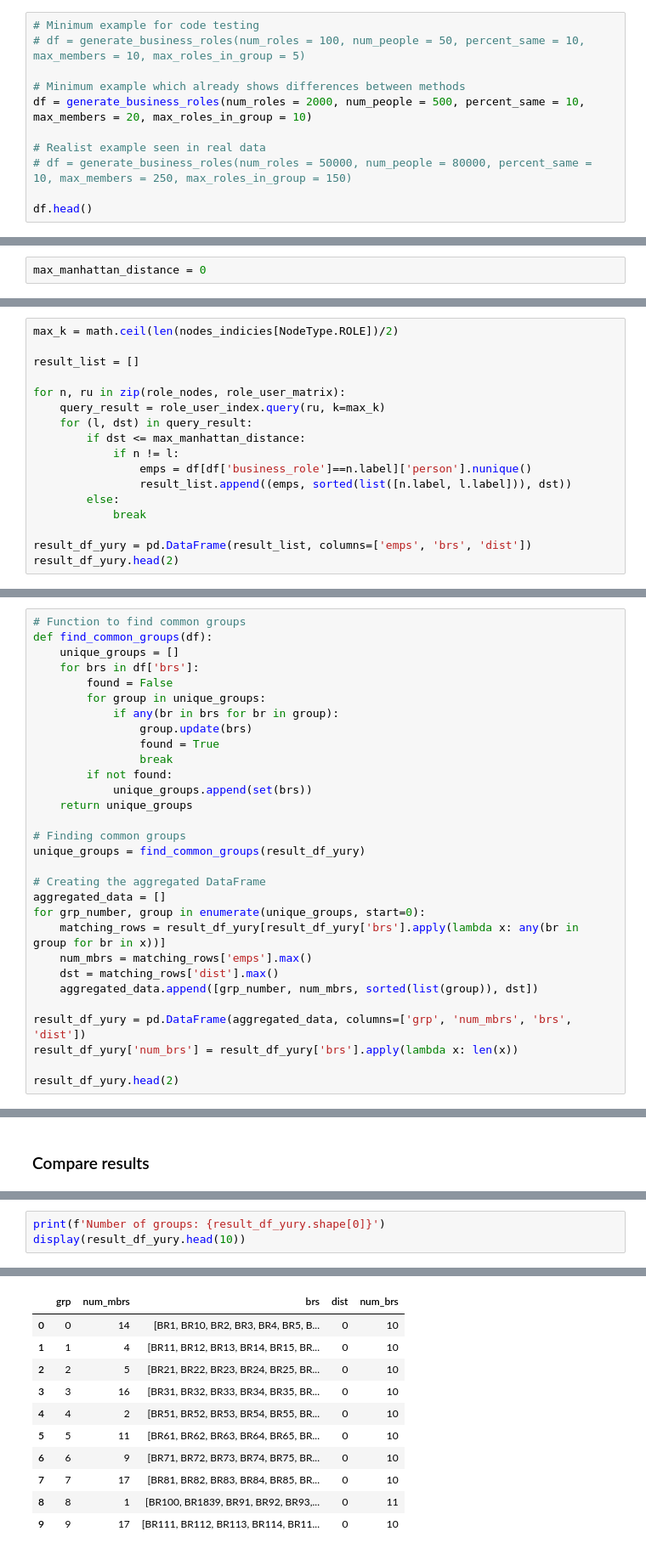
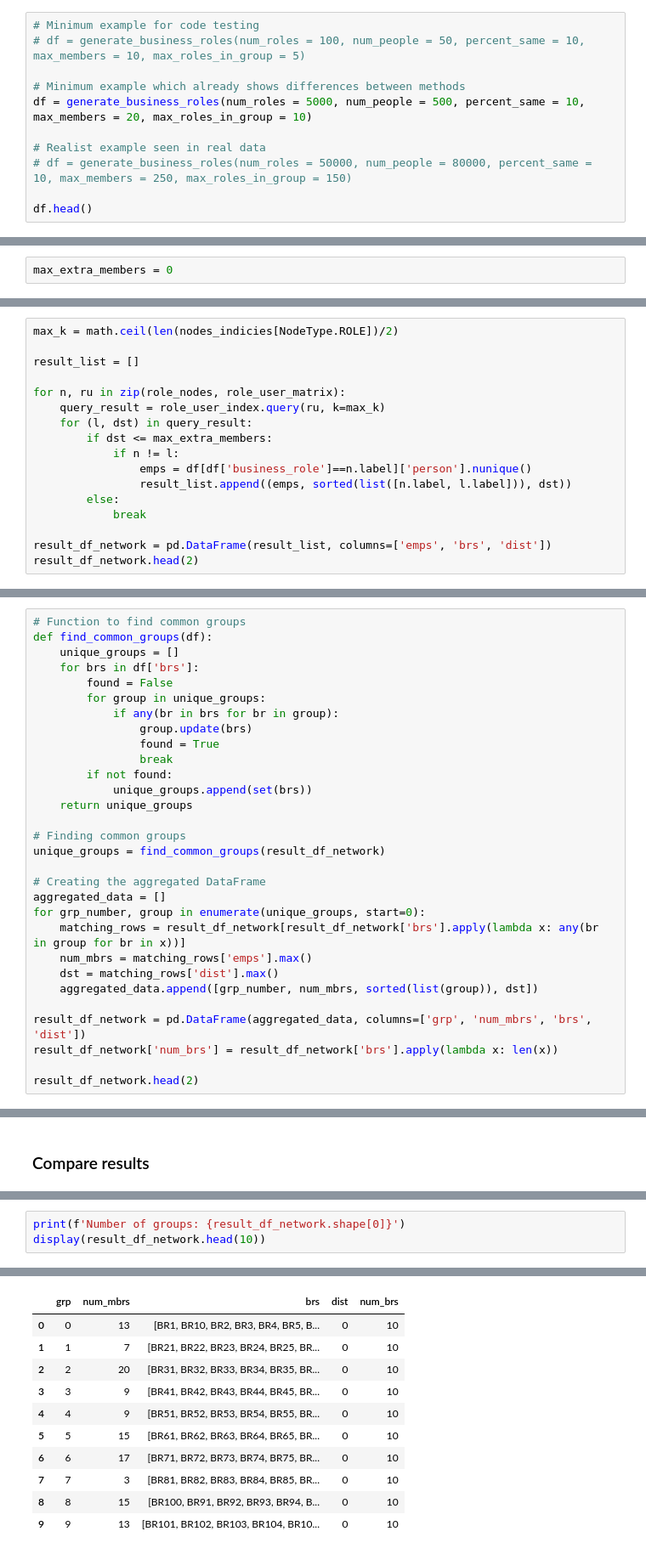
Before and after one commit to neo2478/rbac_reduction, a Jupyter notebook: rbac_graph_reduction.ipynb, the cells around one changed output, grey strips where cells are left out. Shown: that part at 85% size. Cells and saved outputs as stored; diff of their text form.

```diff
--- a/rbac_graph_reduction.ipynb
+++ b/rbac_graph_reduction.ipynb
@@ -105,7 +113,7 @@ def generate_business_roles(num_roles, num_people, percent_same, max_members, ma
 # df = generate_business_roles(num_roles = 100, num_people = 50, percent_same = 10, max_members = 10, max_roles_in_group = 5)
 
 # Minimum example which already shows differences between methods
-df = generate_business_roles(num_roles = 2000, num_people = 500, percent_same = 10, max_members = 20, max_roles_in_group = 10)
+df = generate_business_roles(num_roles = 5000, num_people = 500, percent_same = 10, max_members = 20, max_roles_in_group = 10)
 
 # Realist example seen in real data
 # df = generate_business_roles(num_roles = 50000, num_people = 80000, percent_same = 10, max_members = 250, max_roles_in_group = 150)
@@ -125,3 +134,3 @@ Set the maximum number of extra members in a business role to still consider gro
 This is used in both algorithms.
 # %%
-max_manhattan_distance = 0
+max_extra_members = 0
@@ -192,14 +205,14 @@ result_list = []
 for n, ru in zip(role_nodes, role_user_matrix):
     query_result = role_user_index.query(ru, k=max_k)
     for (l, dst) in query_result:
-        if dst <= max_manhattan_distance:
+        if dst <= max_extra_members:
             if n != l:
                 emps = df[df['business_role']==n.label]['person'].nunique()
                 result_list.append((emps, sorted(list([n.label, l.label])), dst))
         else:
             break
 
-result_df_yury = pd.DataFrame(result_list, columns=['emps', 'brs', 'dist'])
-result_df_yury.head(2)
+result_df_network = pd.DataFrame(result_list, columns=['emps', 'brs', 'dist'])
+result_df_network.head(2)
 # %% [output]
 |  | emps | brs | dist |
@@ -223,19 +236,19 @@ def find_common_groups(df):
     return unique_groups
 
 # Finding common groups
-unique_groups = find_common_groups(result_df_yury)
+unique_groups = find_common_groups(result_df_network)
 
 # Creating the aggregated DataFrame
 aggregated_data = []
 for grp_number, group in enumerate(unique_groups, start=0):
-    matching_rows = result_df_yury[result_df_yury['brs'].apply(lambda x: any(br in group for br in x))]
+    matching_rows = result_df_network[result_df_network['brs'].apply(lambda x: any(br in group for br in x))]
     num_mbrs = matching_rows['emps'].max()
     dst = matching_rows['dist'].max()
     aggregated_data.append([grp_number, num_mbrs, sorted(list(group)), dst])
 
-result_df_yury = pd.DataFrame(aggregated_data, columns=['grp', 'num_mbrs', 'brs', 'dist'])
-result_df_yury['num_brs'] = result_df_yury['brs'].apply(lambda x: len(x))
+result_df_network = pd.DataFrame(aggregated_data, columns=['grp', 'num_mbrs', 'brs', 'dist'])
+result_df_network['num_brs'] = result_df_network['brs'].apply(lambda x: len(x))
 
-result_df_yury.head(2)
+result_df_network.head(2)
 # %% [output]
 |  | grp | num_mbrs | brs | dist | num_brs |
@@ -329,4 +342,4 @@ Yury's Results
 # %%
-print(f'Number of groups: {result_df_yury.shape[0]}')
-display(result_df_yury.head(10))
+print(f'Number of groups: {result_df_network.shape[0]}')
+display(result_df_network.head(10))
 # %% [output]
@@ -334,11 +347,11 @@ Number of groups: 23
 |  | grp | num_mbrs | brs | dist | num_brs |
-| 0 | 0 | 14 | [BR1, BR10, BR2, BR3, BR4, BR5, B... | 0 | 10 |
-| 1 | 1 | 4 | [BR11, BR12, BR13, BR14, BR15, BR... | 0 | 10 |
-| 2 | 2 | 5 | [BR21, BR22, BR23, BR24, BR25, BR... | 0 | 10 |
-| 3 | 3 | 16 | [BR31, BR32, BR33, BR34, BR35, BR... | 0 | 10 |
-| 4 | 4 | 2 | [BR51, BR52, BR53, BR54, BR55, BR... | 0 | 10 |
-| 5 | 5 | 11 | [BR61, BR62, BR63, BR64, BR65, BR... | 0 | 10 |
-| 6 | 6 | 9 | [BR71, BR72, BR73, BR74, BR75, BR... | 0 | 10 |
-| 7 | 7 | 17 | [BR81, BR82, BR83, BR84, BR85, BR... | 0 | 10 |
-| 8 | 8 | 1 | [BR100, BR1839, BR91, BR92, BR93,... | 0 | 11 |
-| 9 | 9 | 17 | [BR111, BR112, BR113, BR114, BR11... | 0 | 10 |
+| 0 | 0 | 13 | [BR1, BR10, BR2, BR3, BR4, BR5, B... | 0 | 10 |
+| 1 | 1 | 7 | [BR21, BR22, BR23, BR24, BR25, BR... | 0 | 10 |
+| 2 | 2 | 20 | [BR31, BR32, BR33, BR34, BR35, BR... | 0 | 10 |
+| 3 | 3 | 9 | [BR41, BR42, BR43, BR44, BR45, BR... | 0 | 10 |
+| 4 | 4 | 9 | [BR51, BR52, BR53, BR54, BR55, BR... | 0 | 10 |
+| 5 | 5 | 15 | [BR61, BR62, BR63, BR64, BR65, BR... | 0 | 10 |
+| 6 | 6 | 17 | [BR71, BR72, BR73, BR74, BR75, BR... | 0 | 10 |
+| 7 | 7 | 3 | [BR81, BR82, BR83, BR84, BR85, BR... | 0 | 10 |
+| 8 | 8 | 15 | [BR100, BR91, BR92, BR93, BR94, B... | 0 | 10 |
+| 9 | 9 | 13 | [BR101, BR102, BR103, BR104, BR10... | 0 | 10 |
```
Also changed, not shown: parts of 24 cells of this notebook.
